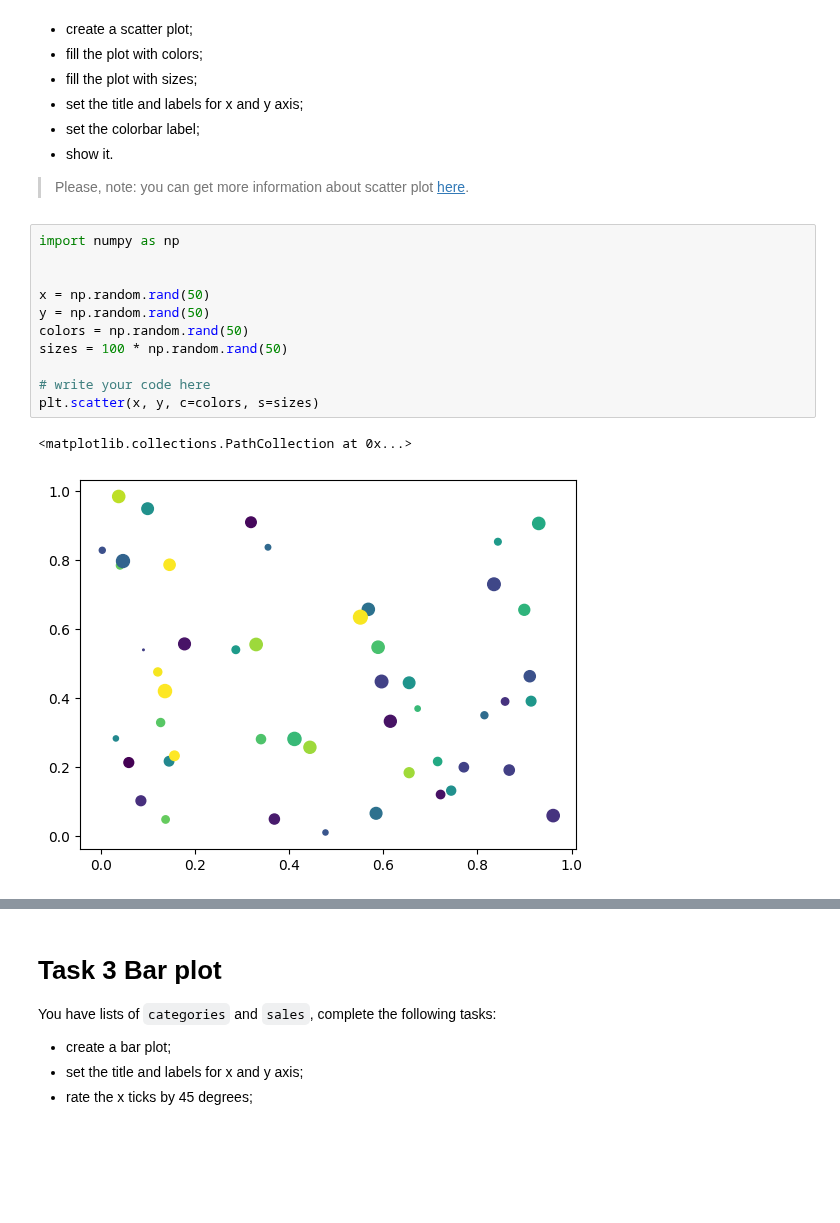
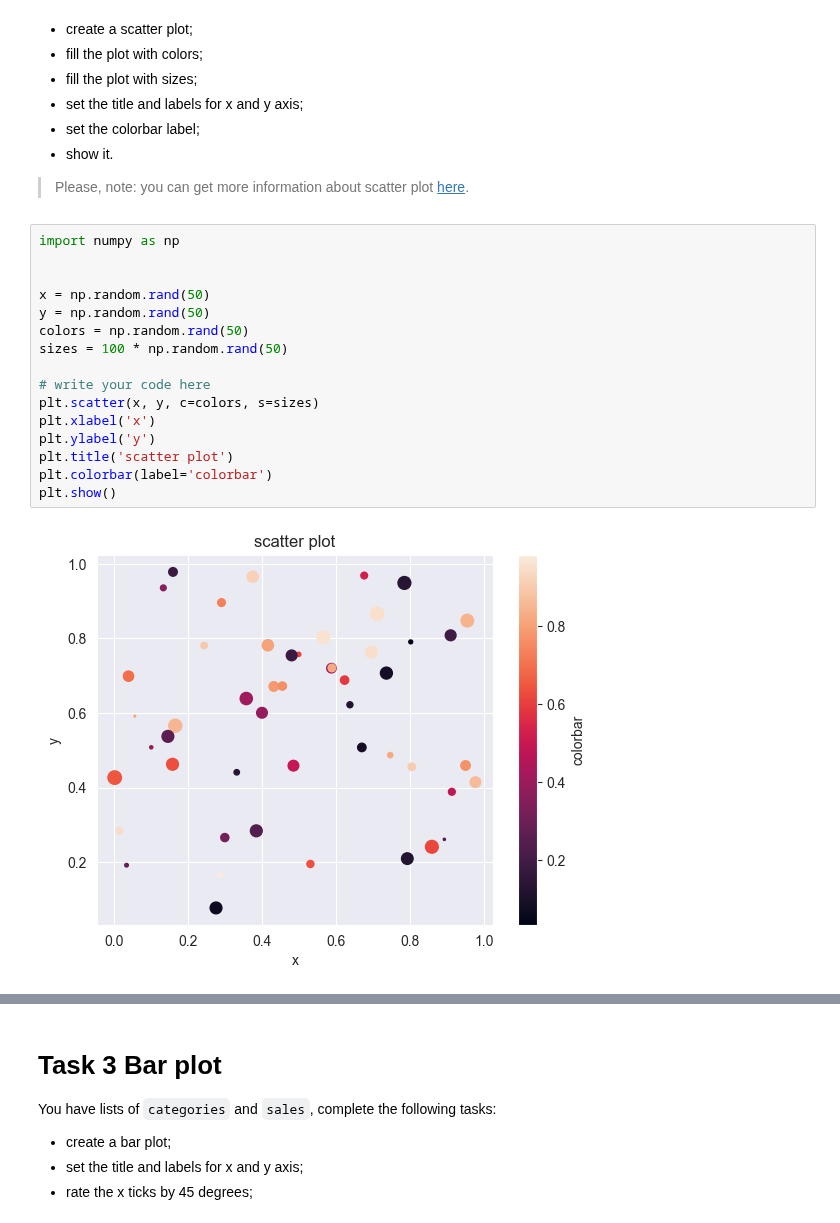
Before and after one commit to mate-academy/py-matplotlib, a Jupyter notebook: app/matplotlib.ipynb, the cells around one changed output, grey strips where cells are left out. Saved outputs shown, nothing was run; the diff lists cells and outputs as text; blank space fills up the shorter version.

```diff
--- a/app/matplotlib.ipynb
+++ b/app/matplotlib.ipynb
@@ -56,17 +56,21 @@ Complete the following tasks:
 # %%
 import numpy as np
 
 
 x = np.random.rand(50)
 y = np.random.rand(50)
 colors = np.random.rand(50)
 sizes = 100 * np.random.rand(50)
 
 # write your code here
 plt.scatter(x, y, c=colors, s=sizes)
+plt.xlabel('x')
+plt.ylabel('y')
+plt.title('scatter plot')
+plt.colorbar(label='colorbar')
+plt.show()
 # %% [output]
-<matplotlib.collections.PathCollection at 0x...>
-[figure, old version]
+[figure, new version]
 # %%
 sns.scatterplot(x=x, y=y, hue=colors, size=sizes, legend=False, sizes=(20, 500))
 # %% [output]
```
Also changed, not shown: parts of 14 cells of this notebook.
